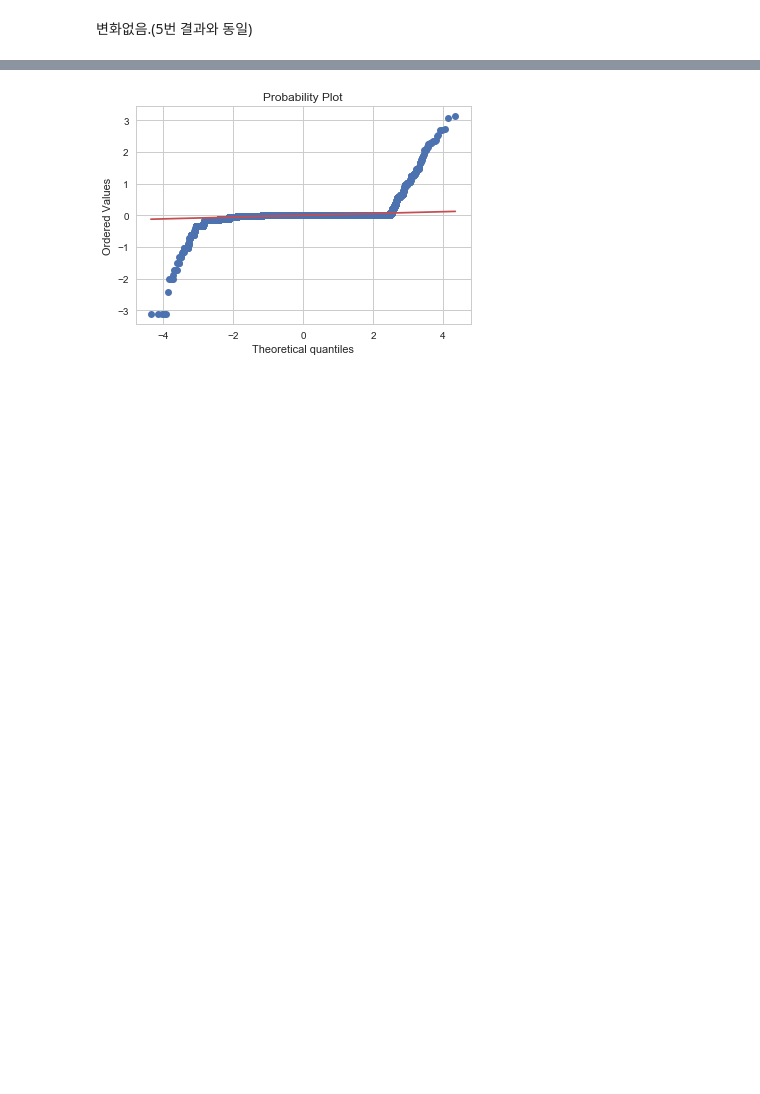
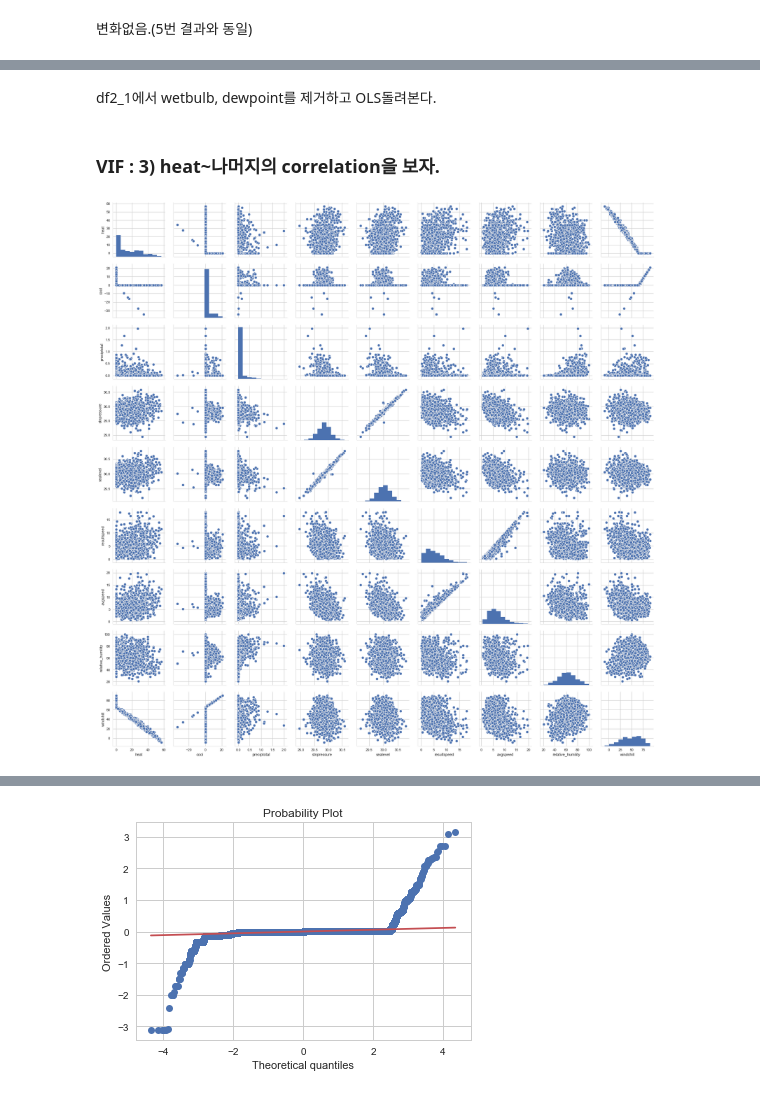
Before and after one commit to Junhojuno/Walmart-sales-in-stormy-weather, a Jupyter notebook: weather2_code/station1.ipynb, the cells around one changed output, grey strips where cells are left out. Cells and saved outputs as stored; diff of their text form; code cells hidden in the pictures; blank space fills up the shorter version.

```diff
--- a/weather2_code/station1.ipynb
+++ b/weather2_code/station1.ipynb
@@ -325,0 +488,12 @@ strong multicollinearity problems or that the design matrix is singular.
+# %% [markdown]
+df2_1에서 wetbulb, dewpoint를 제거하고 OLS돌려본다.
+# %% [markdown]
+### VIF : 3) heat~나머지의 correlation을 보자.
+# %%
+cols = ['heat','cool','preciptotal','stnpressure','sealevel','resultspeed','avgspeed','relative_humility','windchill']
+sampleX = df2_1.loc[:, cols]
+sampley = df2_1.loc[:,"log1p_units"]
+sns.pairplot(sampleX)
+plt.show()
+# %% [output]
+[figure, added]
```
Also changed, not shown: parts of 58 cells of this notebook.
